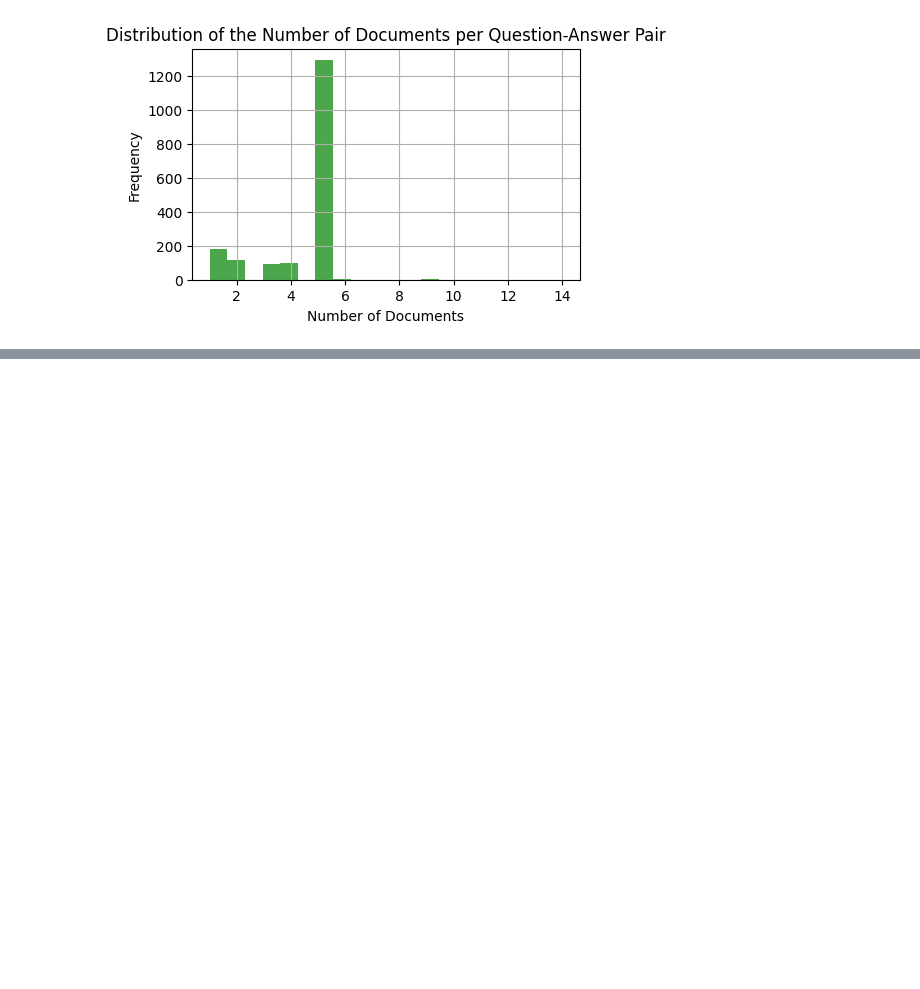
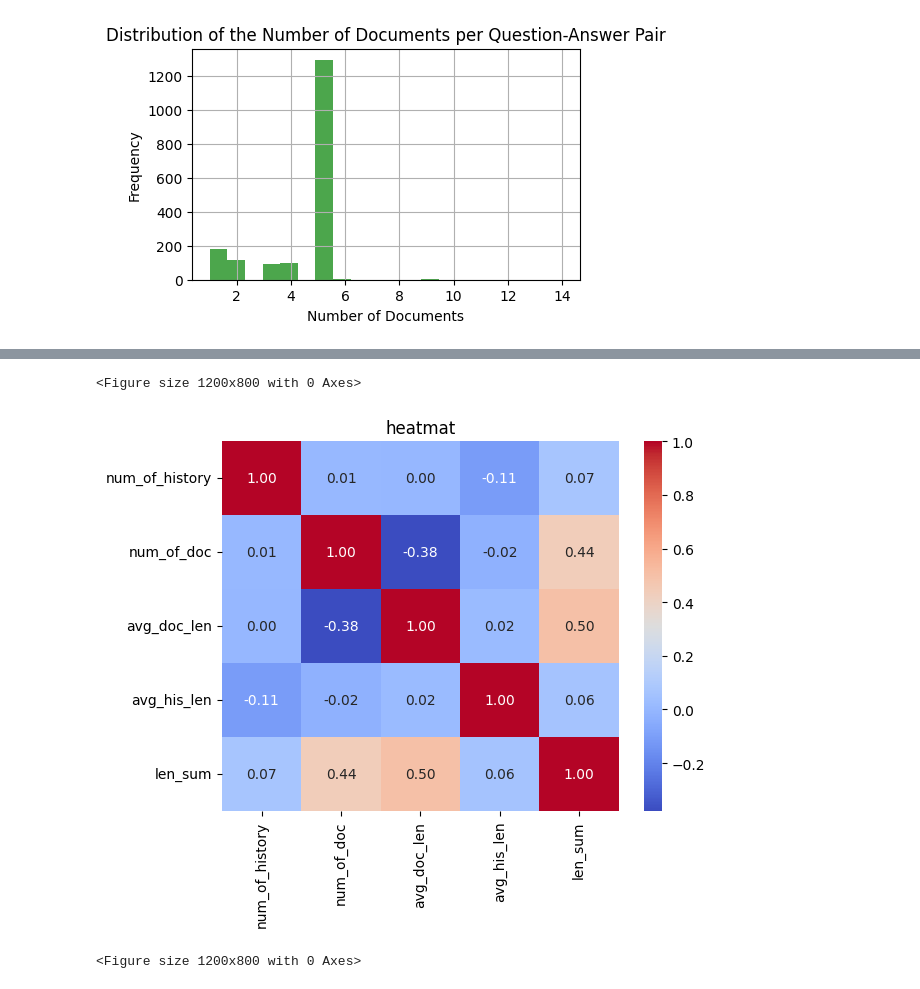
Before and after one commit to naye971012/WSDM_2024cup, a Jupyter notebook: EDA.ipynb, the cells around one changed output, grey strips where cells are left out. Saved outputs shown, nothing was run; the diff lists cells and outputs as text; code cells hidden in the pictures; blank space fills up the shorter version.

```diff
--- a/EDA.ipynb
+++ b/EDA.ipynb
@@ -100,3 +100,23 @@ num_of_document per QA:
 (array([ 1,  2,  3,  4,  5,  6,  7,  9, 13, 14]), array([ 180,  116,   92,   97, 1297,    7,    1,    2,    1,    1]))
 [figure]
 [figure]
+# %%
+import random
+
+data = random.sample(raw_train_data,1)[0]
+
+if True:
+    print("========= history =========")
+    for his in data['history']:
+        print(f"Q: {his['question']}")
+        print(f"A: {his['answer']}")
+    print("===========================")
+
+    print("========= history =========")
+    for i,doc in enumerate(data['documents']):
+        print(f"------{i}------")
+        print(f"{doc}")
+    print("===========================")
+
+    print(f"Q: {data['question']}")
+    print(f"A: {data['answer']}")
@@ -102,0 +191,34 @@ num_of_document per QA:
+# %%
+import matplotlib.pyplot as plt
+import seaborn as sns
+
+
+#history_len_sum_per_q = [] #question당 history(Q+A) 토큰 길이 전체 합 [# of data]
+#document_len_sum_per_q = [] #question당 document 토큰 길이 전체 합 [# of data]
+#all_len_sum_per_q = [] #question당 전체 토큰 길이 합 [# of data]
+#history_len_per_q = [] #question마다의 history 각 토큰들 개수  [# of data, # of history]
+#document_len_per_q = [] #question마다의 document 각 토큰들 개수  [# of data, # of document]
+#num_of_history = [] #question당 history 개수 [# of data]
+#num_of_doc = [] #question당 document개수 [# of data]
+
+avg_document_len_per_q = [np.mean(temp) for temp in document_len_per_q]
+avg_history_len_per_q = [np.mean(temp) for temp in history_len_per_q]
+
+correlation_matrix = pd.DataFrame({
+    'num_of_history': num_of_history,
+    'num_of_doc': num_of_doc,
+    'avg_doc_len' : avg_document_len_per_q,
+    'avg_his_len' : avg_history_len_per_q,
+    'len_sum' : all_len_sum_per_q
+})
+
+corr = correlation_matrix.corr()
+sns.heatmap(corr, annot=True, cmap='coolwarm', fmt=".2f")
+plt.title('heatmat')
+
+# 변수 간 비교 시각화
+plt.figure(figsize=(12, 8))
+# %% [output]
+<Figure size 1200x800 with 0 Axes>
+[figure, added]
+<Figure size 1200x800 with 0 Axes>
```
Also changed, not shown: parts of 6 cells of this notebook, 12 other files.
